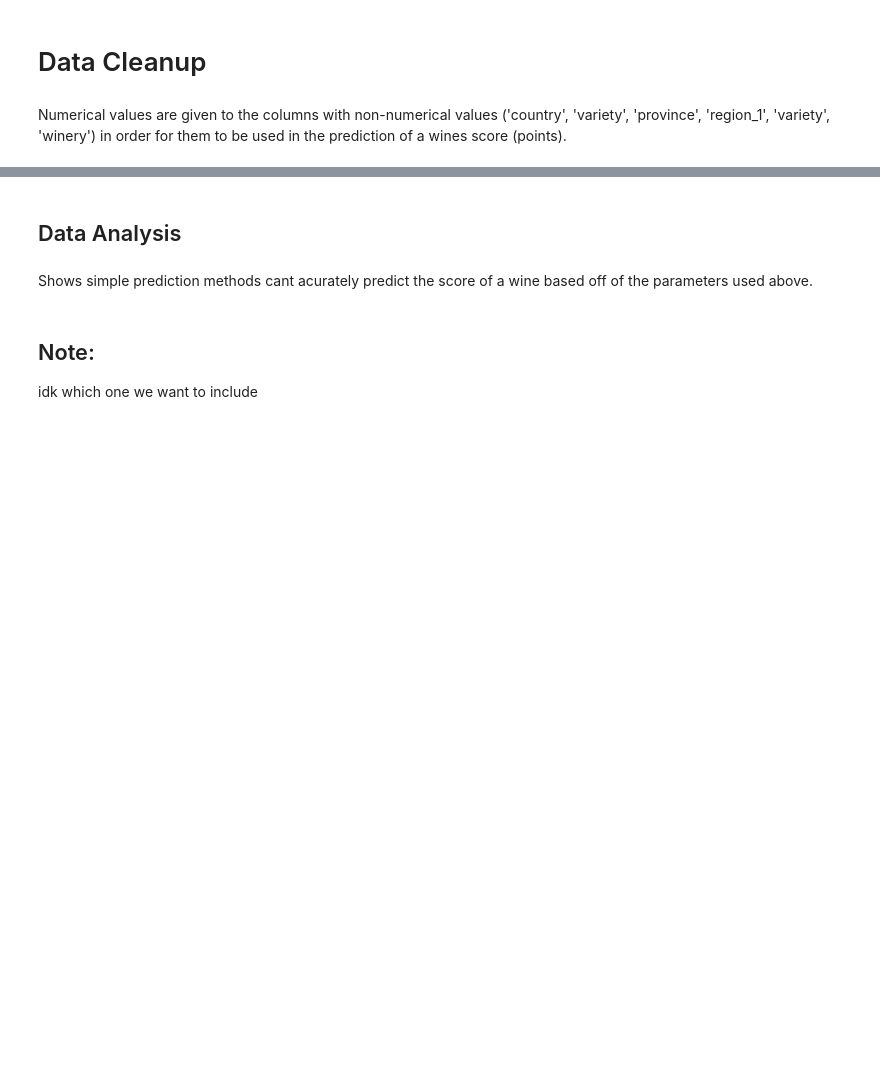
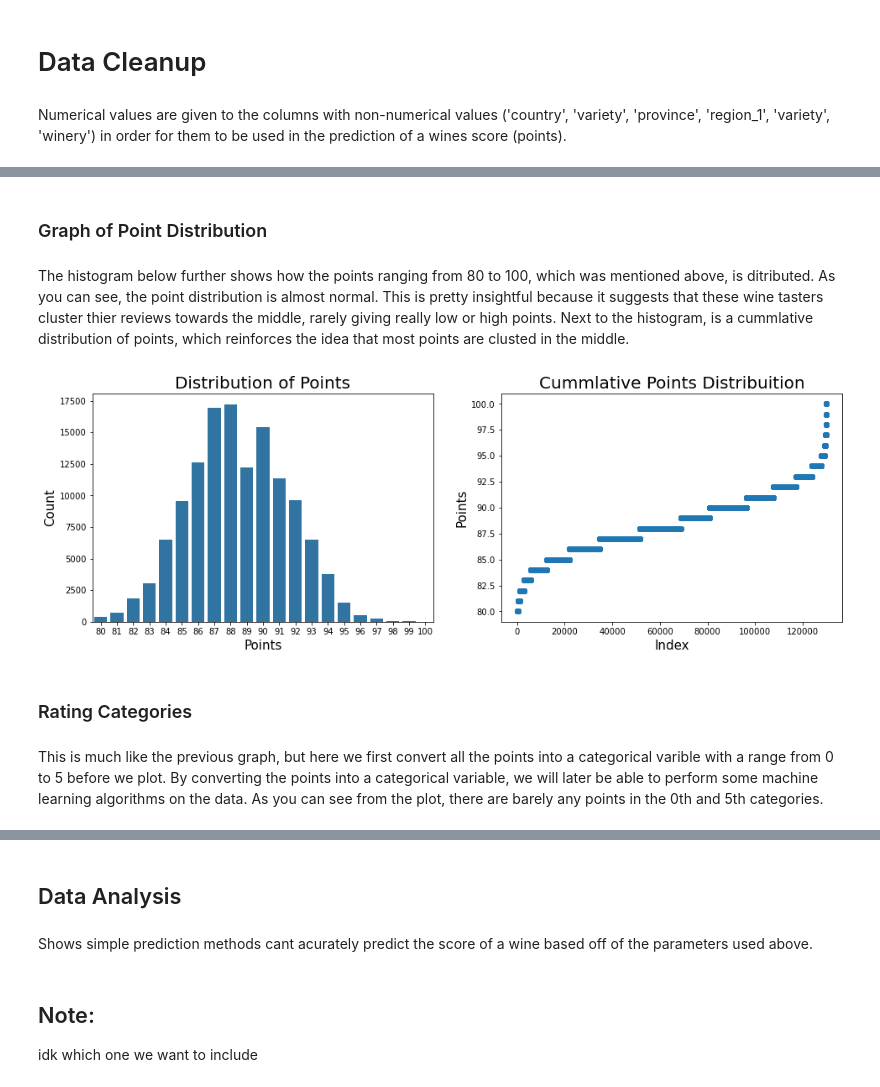
Before and after one commit to arons1618/Wine-analysis, a Jupyter notebook: main/Wine Analysis.ipynb, the cells around one changed output, grey strips where cells are left out. Saved outputs shown, nothing was run; the diff lists cells and outputs as text; code cells hidden in the pictures; blank space fills up the shorter version.

```diff
--- a/main/Wine Analysis.ipynb
+++ b/main/Wine Analysis.ipynb
@@ -112,0 +170,26 @@ wine_df
+# %% [markdown]
+### Graph of Point Distribution
+# %% [markdown]
+The histogram below further shows how the points ranging from 80 to 100, which was mentioned above, is ditributed. As you can see, the point distribution is almost normal. This is pretty insightful because it suggests that these wine tasters cluster thier reviews towards the middle, rarely giving really low or high points. Next to the histogram, is a cummlative distribution of points, which reinforces the idea that most points are clusted in the middle.
+# %%
+plt.figure(figsize=(16,5))
+
+plt.subplot(1,2,1)
+g = sns.countplot(x='points', data=reviews, color='#1f77b4')
+g.set_title("Distribution of Points", fontsize=20)
+g.set_xlabel("Points", fontsize=15)
+g.set_ylabel("Count", fontsize=15)
+
+plt.subplot(1,2,2)
+plt.scatter(range(reviews.shape[0]), np.sort(reviews.points.values), color='#1f77b4')
+plt.xlabel('Index', fontsize=15)
+plt.ylabel('Points', fontsize=15)
+plt.title("Cummlative Points Distribuition", fontsize=20)
+
+plt.show()
+# %% [output]
+[figure, added]
+# %% [markdown]
+### Rating Categories
+# %% [markdown]
+This is much like the previous graph, but here we first convert all the points into a categorical varible with a range from 0 to 5 before we plot. By converting the points into a categorical variable, we will later be able to perform some machine learning algorithms on the data. As you can see from the plot, there are barely any points in the 0th and 5th categories.
```
Also changed, not shown: parts of 36 cells of this notebook.
